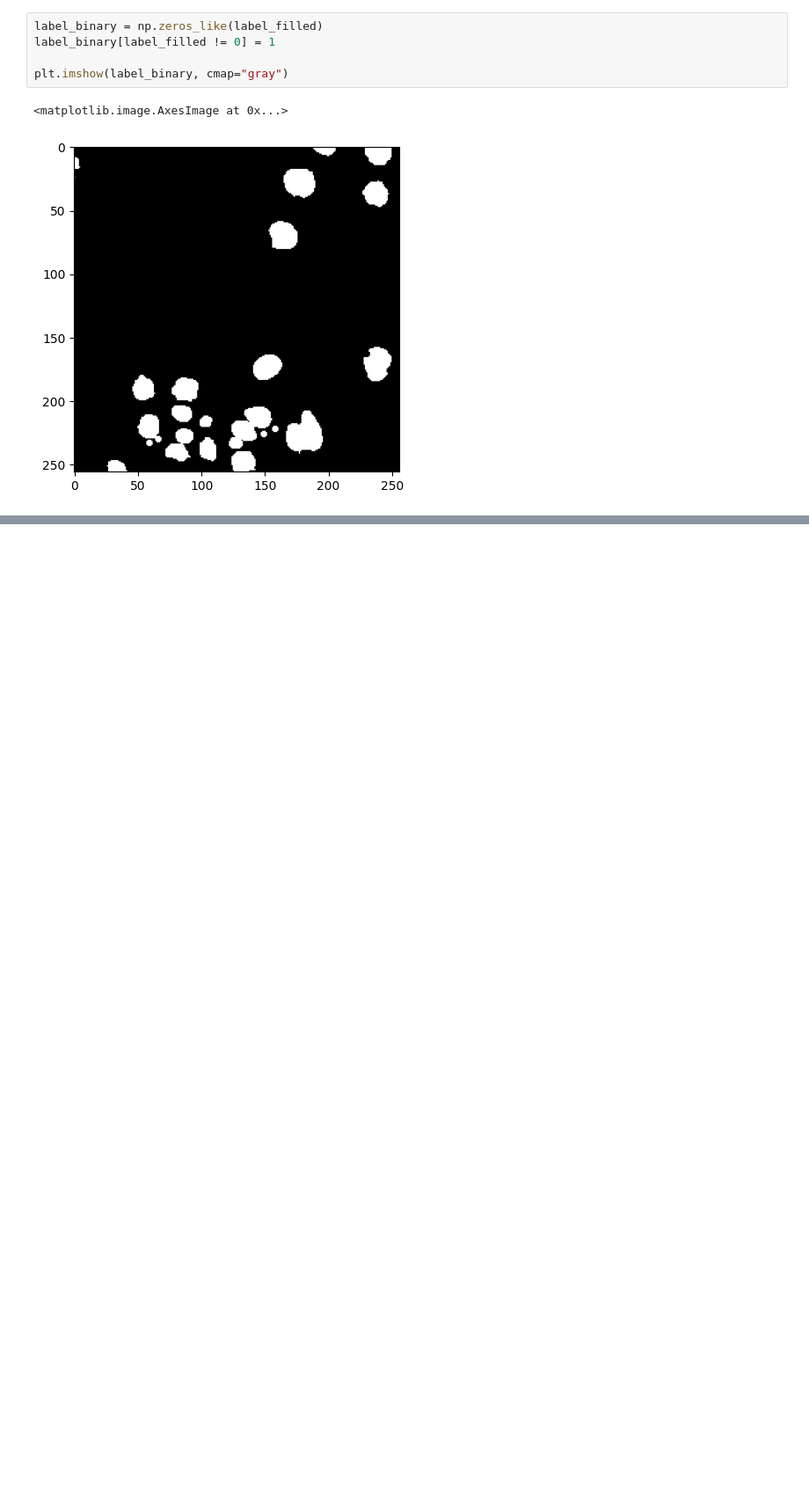
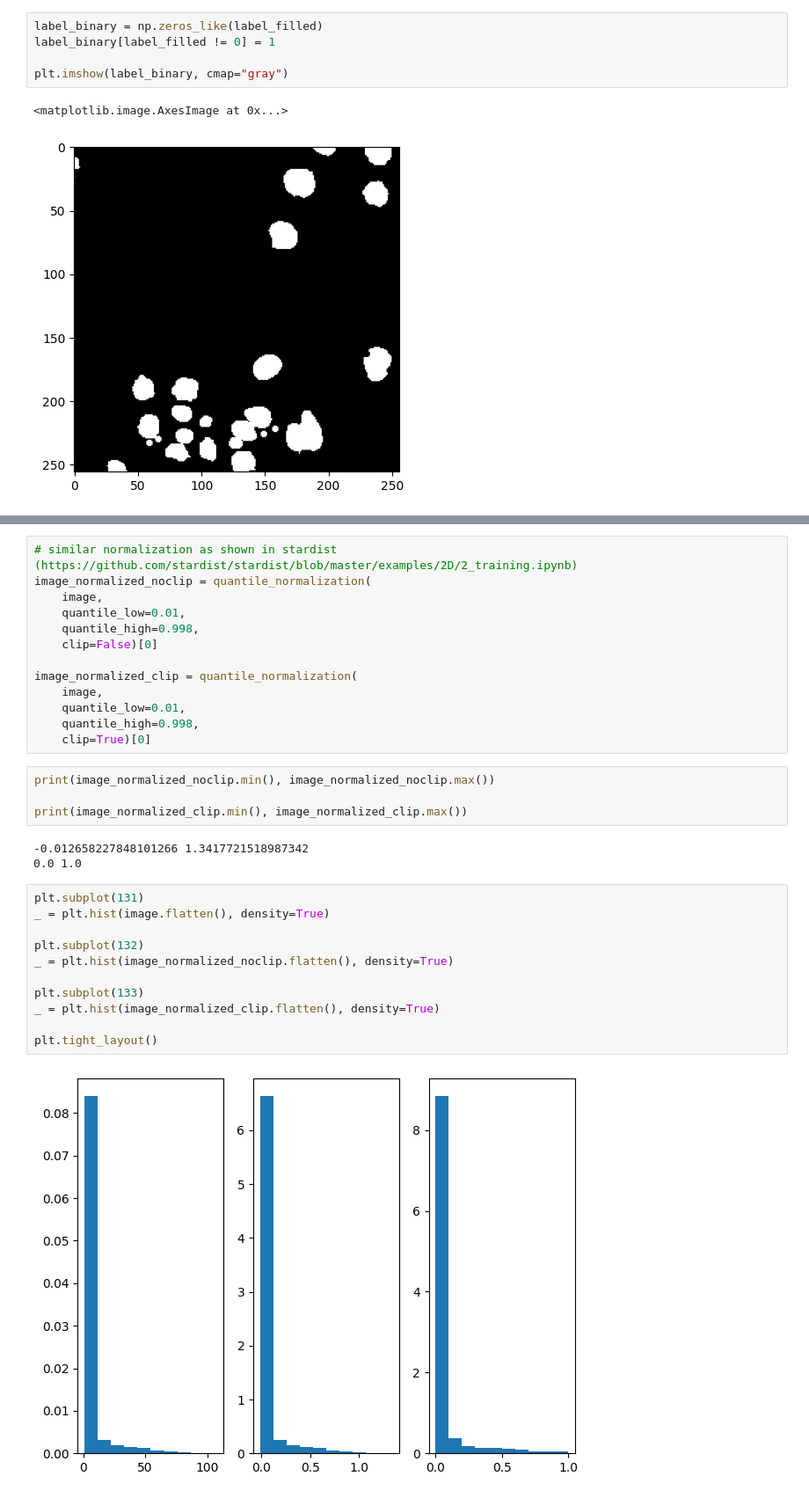
Before and after one commit to codingS3b/20220308-dlr-pytorchintro, a Jupyter notebook: notebooks/segmentation/01_data_exploration.ipynb, the cells around one changed output, grey strips where cells are left out. Shown: that part at 88% size. Saved outputs shown, nothing was run; the diff lists cells and outputs as text; blank space fills up the shorter version.

```diff
--- a/notebooks/segmentation/01_data_exploration.ipynb
+++ b/notebooks/segmentation/01_data_exploration.ipynb
@@ -73,0 +78,33 @@ plt.imshow(label_binary, cmap="gray")
+# %%
+# similar normalization as shown in stardist (https://github.com/stardist/stardist/blob/master/examples/2D/2_training.ipynb)
+image_normalized_noclip = quantile_normalization(
+    image,
+    quantile_low=0.01,
+    quantile_high=0.998,
+    clip=False)[0]
+
+image_normalized_clip = quantile_normalization(
+    image,
+    quantile_low=0.01,
+    quantile_high=0.998,
+    clip=True)[0]
+# %%
+print(image_normalized_noclip.min(), image_normalized_noclip.max())
+
+print(image_normalized_clip.min(), image_normalized_clip.max())
+# %% [output]
+-0.012658227848101266 1.3417721518987342
+0.0 1.0
+# %%
+plt.subplot(131)
+_ = plt.hist(image.flatten(), density=True)
+
+plt.subplot(132)
+_ = plt.hist(image_normalized_noclip.flatten(), density=True)
+
+plt.subplot(133)
+_ = plt.hist(image_normalized_clip.flatten(), density=True)
+
+plt.tight_layout()
+# %% [output]
+[figure, added]
```
Also changed, not shown: parts of 10 cells of this notebook, 2 other files.
